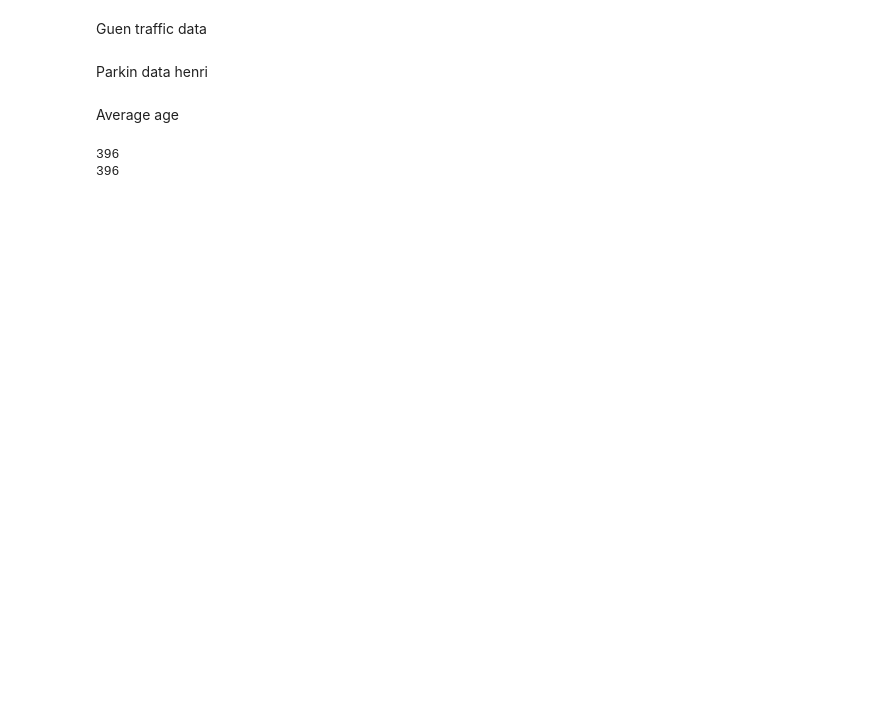
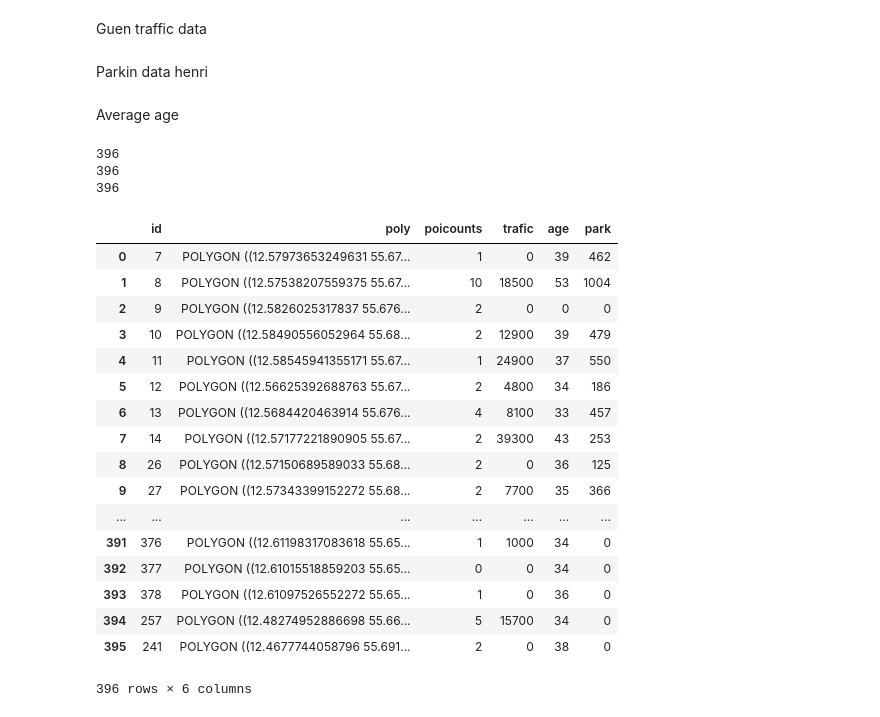
Before and after one commit to giulioungaretti/opendatahacklab2014, a Jupyter notebook: vis.ipynb, the cells around one changed output. Cells and saved outputs as stored; diff of their text form; code cells hidden in the pictures; blank space fills up the shorter version.

```diff
--- a/vis.ipynb
+++ b/vis.ipynb
@@ -42,6 +42,9 @@ trafic = pd.io.json.read_json('data/trafiktal.json')
 trafic['points'] = trafic.apply(lambda row: Point(row.coords), axis=1)
 # %% [markdown]
 Parkin data henri
+# %%
+park = pd.io.json.read_json('data/parkingdata.json')
+park['points'] = park.apply(lambda row: Point(row.coords), axis=1)
 # %% [markdown]
 Average age
 # %%
@@ -72,6 +75,8 @@ def magic(df):
 map_df_age = pd.DataFrame({'poly':magic(age).keys(),'age':magic(age).values()})
 # %%
 map_df_trafic = pd.DataFrame({'poly':magic(trafic).keys(),'trafic':magic(trafic).values()})
+# %%
+map_df_park = pd.DataFrame({'poly':magic(park).keys(),'park':magic(park).values()})
 # %%
 map_df['poicounts'] = map_df.apply(do,axis=1)
 # %%
@@ -79,9 +84,33 @@ data = pd.merge(map_df, map_df_trafic, on='poly', how='outer')
 print len(data)
 data = pd.merge(data, map_df_age, on='poly', how='outer')
 print len(data)
+data = pd.merge(data, map_df_park, on='poly', how='outer')
+print len(data)
 # %% [output]
 396
 396
+396
+# %%
+data
+# %% [output]
+|  | id | poly | poicounts | trafic | age | park |
+| 0 | 7 | POLYGON ((12.57973653249631 55.67... | 1 | 0 | 39 | 462 |
+| 1 | 8 | POLYGON ((12.57538207559375 55.67... | 10 | 18500 | 53 | 1004 |
+| 2 | 9 | POLYGON ((12.5826025317837 55.676... | 2 | 0 | 0 | 0 |
+| 3 | 10 | POLYGON ((12.58490556052964 55.68... | 2 | 12900 | 39 | 479 |
+| 4 | 11 | POLYGON ((12.58545941355171 55.67... | 1 | 24900 | 37 | 550 |
+| 5 | 12 | POLYGON ((12.56625392688763 55.67... | 2 | 4800 | 34 | 186 |
+| 6 | 13 | POLYGON ((12.5684420463914 55.676... | 4 | 8100 | 33 | 457 |
+| 7 | 14 | POLYGON ((12.57177221890905 55.67... | 2 | 39300 | 43 | 253 |
+| 8 | 26 | POLYGON ((12.57150689589033 55.68... | 2 | 0 | 36 | 125 |
+| 9 | 27 | POLYGON ((12.57343399152272 55.68... | 2 | 7700 | 35 | 366 |
+| ... | ... | ... | ... | ... | ... | ... |
+| 391 | 376 | POLYGON ((12.61198317083618 55.65... | 1 | 1000 | 34 | 0 |
+| 392 | 377 | POLYGON ((12.61015518859203 55.65... | 0 | 0 | 34 | 0 |
+| 393 | 378 | POLYGON ((12.61097526552272 55.65... | 1 | 0 | 36 | 0 |
+| 394 | 257 | POLYGON ((12.48274952886698 55.66... | 5 | 15700 | 34 | 0 |
+| 395 | 241 | POLYGON ((12.4677744058796 55.691... | 2 | 0 | 38 | 0 |
+396 rows × 6 columns
 # %%
 cph_location = [55.6181, 12.6561]
 outfile = 'cph.html'
```
Also changed, not shown: parts of 2 cells of this notebook, 1 other file.
